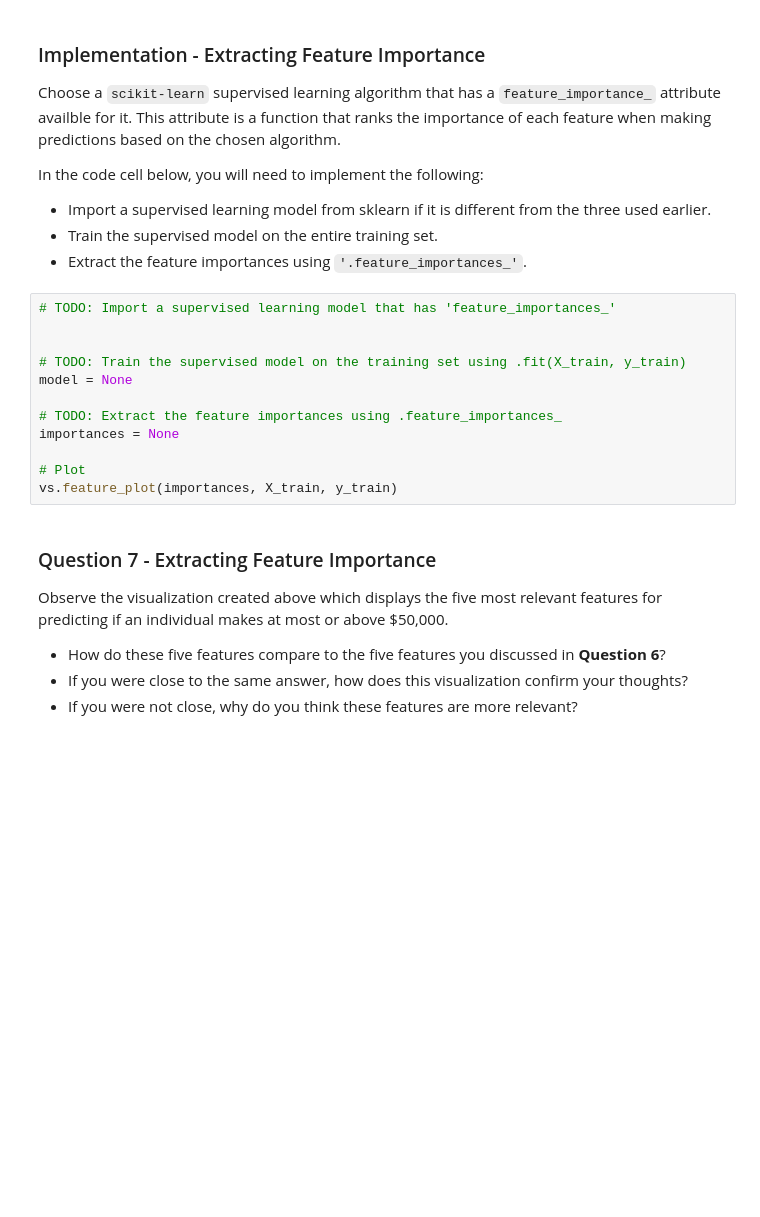
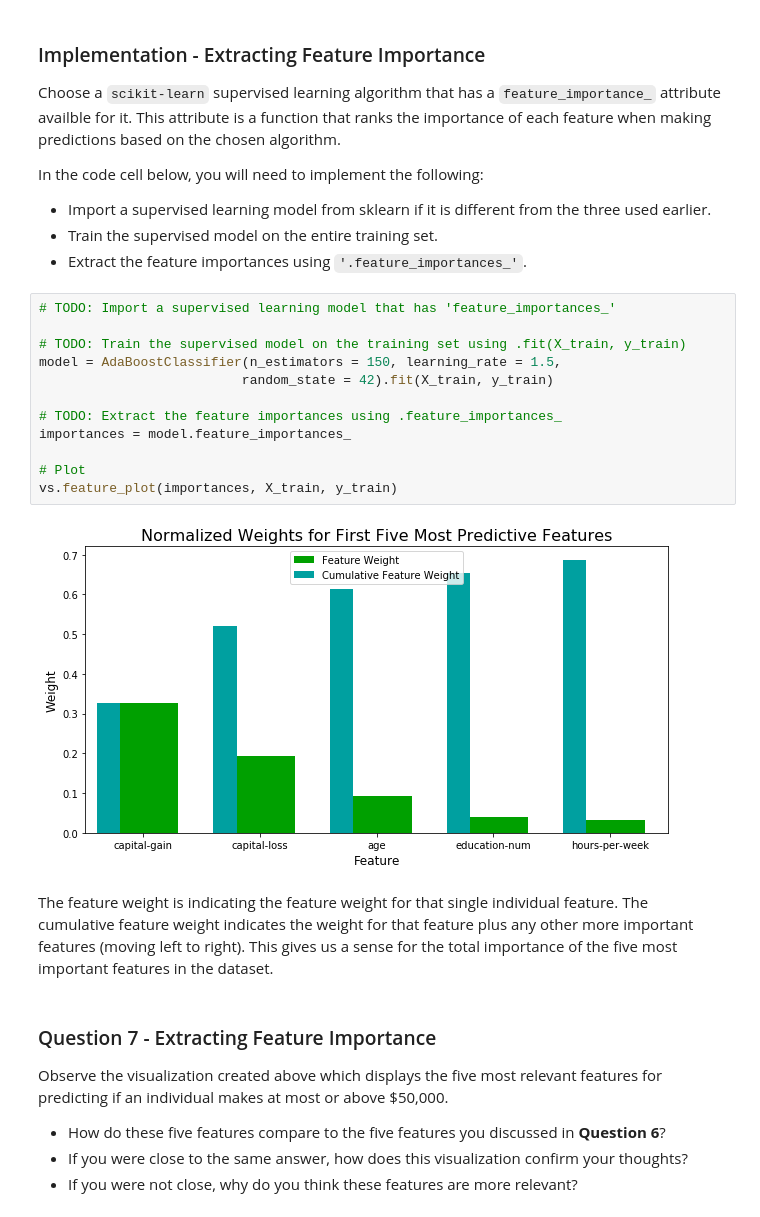
Before and after one commit to Emma-Zelda/Udacity, a Jupyter notebook: p2_fingding_donors/finding_donors.ipynb, the cells around one changed output. Drawn from its saved outputs; the diff is of its cells as text; blank space fills up the shorter version.

```diff
--- a/p2_fingding_donors/finding_donors.ipynb
+++ b/p2_fingding_donors/finding_donors.ipynb
@@ -491,15 +648,19 @@ In the code cell below, you will need to implement the following:
 # %%
 # TODO: Import a supervised learning model that has 'feature_importances_'
 
-
 # TODO: Train the supervised model on the training set using .fit(X_train, y_train)
-model = None
+model = AdaBoostClassifier(n_estimators = 150, learning_rate = 1.5,
+                          random_state = 42).fit(X_train, y_train)
 
 # TODO: Extract the feature importances using .feature_importances_
-importances = None
+importances = model.feature_importances_
 
 # Plot
 vs.feature_plot(importances, X_train, y_train)
+# %% [output]
+[figure, added]
+# %% [markdown]
+The feature weight is indicating the feature weight for that single individual feature. The cumulative feature weight indicates the weight for that feature plus any other more important features (moving left to right). This gives us a sense for the total importance of the five most important features in the dataset.
 # %% [markdown]
 ### Question 7 - Extracting Feature Importance
 
```
Also changed, not shown: parts of 27 cells of this notebook, 1 other file.
